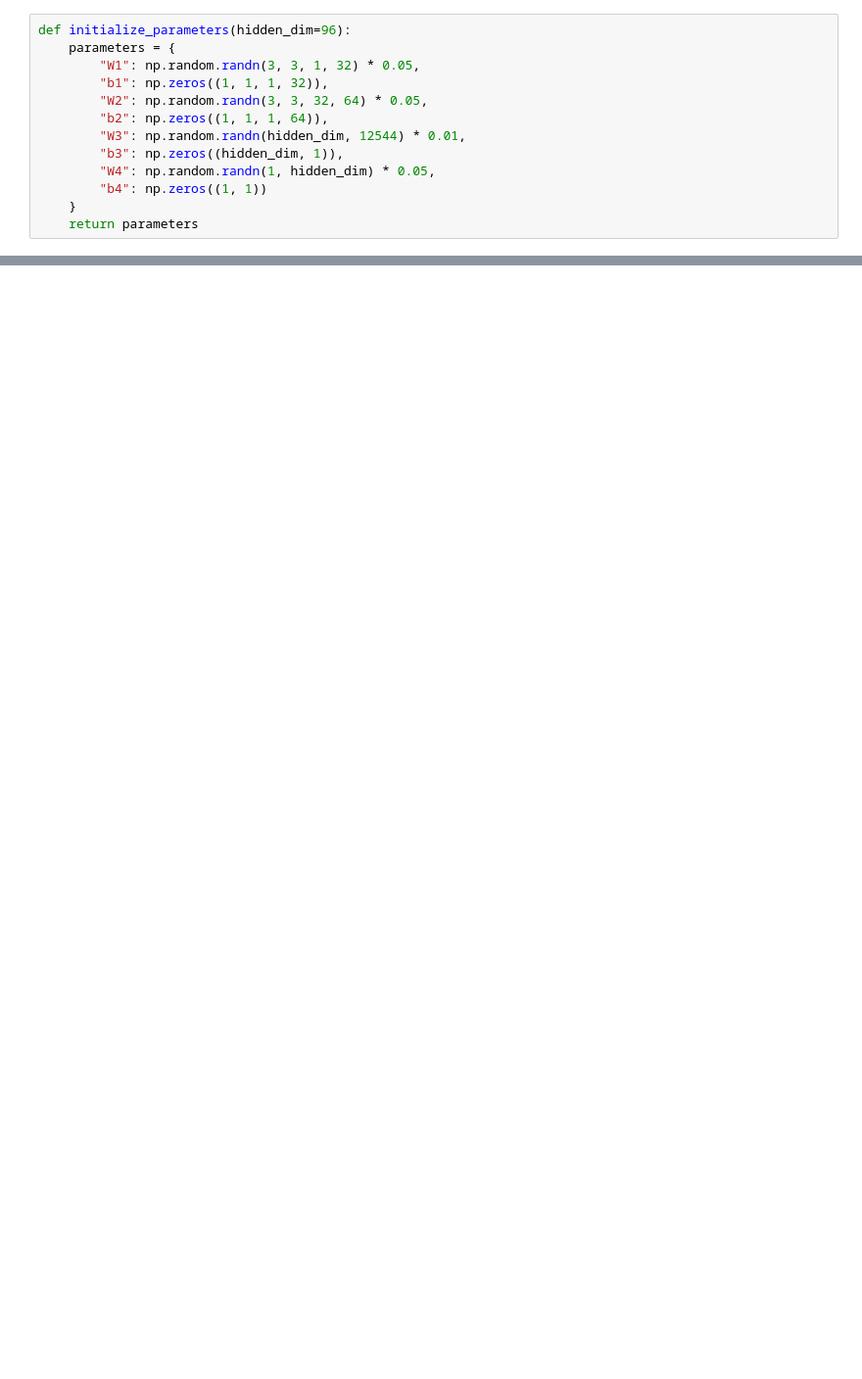
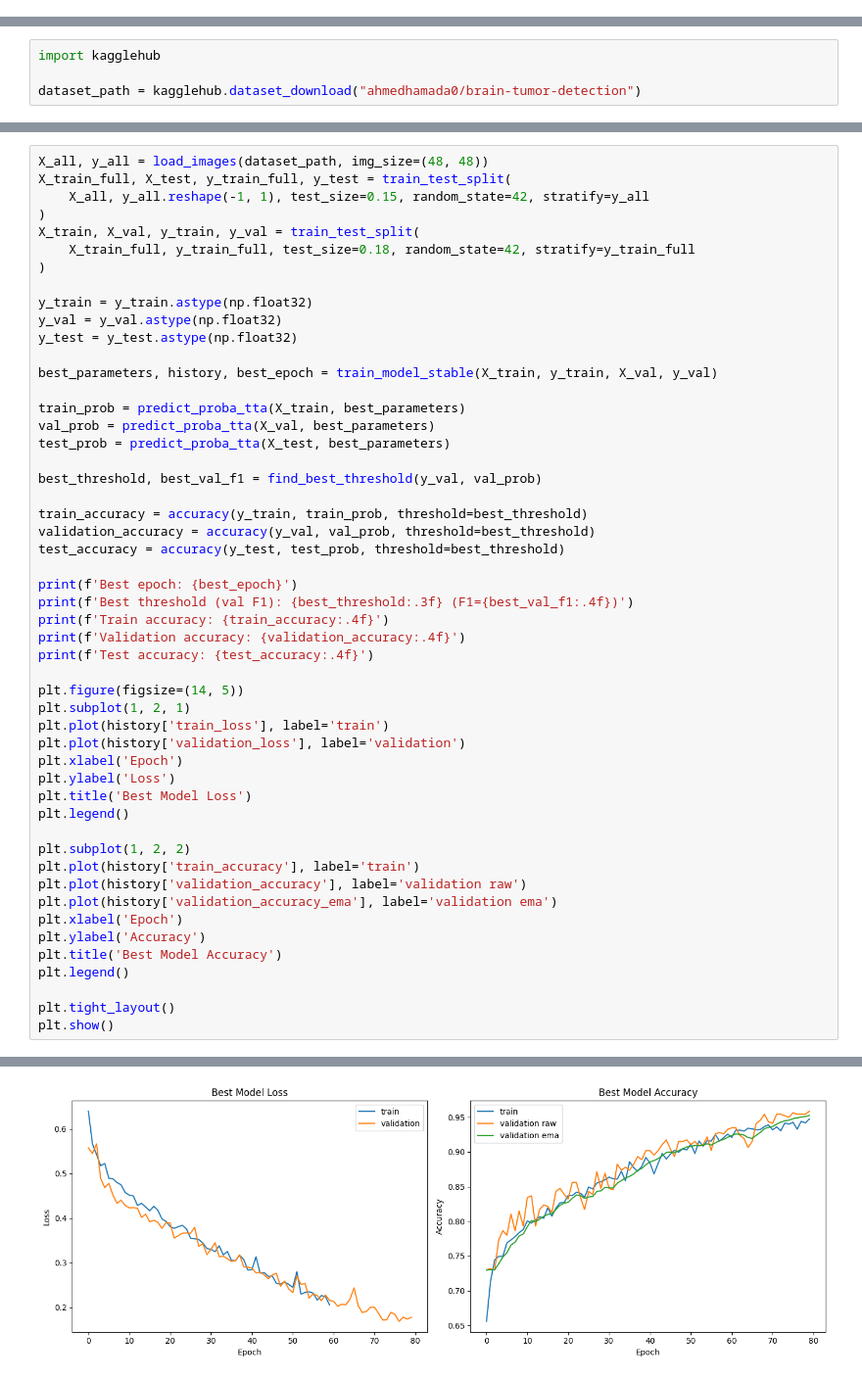
Before and after one commit to MikolajEkiert/Brain-Tumor-CNN, a Jupyter notebook: main.ipynb, the cells around one changed output, grey strips where cells are left out. Shown at 98% size. Saved outputs shown, nothing was run; the diff lists cells and outputs as text; blank space fills up the shorter version.

Commit message:
fix accuracy, change dataset, add new requirements

```diff
--- a/main.ipynb
+++ b/main.ipynb
@@ -331,13 +0,0 @@ def train_test_split_data(X, y, test_size=0.2, random_state=42):
-# %%
-def initialize_parameters(hidden_dim=96):
-    parameters = {
-        "W1": np.random.randn(3, 3, 1, 32) * 0.05,
-        "b1": np.zeros((1, 1, 1, 32)),
-        "W2": np.random.randn(3, 3, 32, 64) * 0.05,
-        "b2": np.zeros((1, 1, 1, 64)),
-        "W3": np.random.randn(hidden_dim, 12544) * 0.01,
-        "b3": np.zeros((hidden_dim, 1)),
-        "W4": np.random.randn(1, hidden_dim) * 0.05,
-        "b4": np.zeros((1, 1))
-    }
-    return parameters
@@ -941,0 +11,4 @@ Final Test Accuracy: 0.7647
+# %%
+import kagglehub
+
+dataset_path = kagglehub.dataset_download("ahmedhamada0/brain-tumor-detection")
@@ -941,0 +478,52 @@ Final Test Accuracy: 0.7647
+# %%
+X_all, y_all = load_images(dataset_path, img_size=(48, 48))
+X_train_full, X_test, y_train_full, y_test = train_test_split(
+    X_all, y_all.reshape(-1, 1), test_size=0.15, random_state=42, stratify=y_all
+)
+X_train, X_val, y_train, y_val = train_test_split(
+    X_train_full, y_train_full, test_size=0.18, random_state=42, stratify=y_train_full
+)
+
+y_train = y_train.astype(np.float32)
+y_val = y_val.astype(np.float32)
+y_test = y_test.astype(np.float32)
+
+best_parameters, history, best_epoch = train_model_stable(X_train, y_train, X_val, y_val)
+
+train_prob = predict_proba_tta(X_train, best_parameters)
+val_prob = predict_proba_tta(X_val, best_parameters)
+test_prob = predict_proba_tta(X_test, best_parameters)
+
+best_threshold, best_val_f1 = find_best_threshold(y_val, val_prob)
+
+train_accuracy = accuracy(y_train, train_prob, threshold=best_threshold)
+validation_accuracy = accuracy(y_val, val_prob, threshold=best_threshold)
+test_accuracy = accuracy(y_test, test_prob, threshold=best_threshold)
+
+print(f'Best epoch: {best_epoch}')
+print(f'Best threshold (val F1): {best_threshold:.3f} (F1={best_val_f1:.4f})')
+print(f'Train accuracy: {train_accuracy:.4f}')
+print(f'Validation accuracy: {validation_accuracy:.4f}')
+print(f'Test accuracy: {test_accuracy:.4f}')
+
+plt.figure(figsize=(14, 5))
+plt.subplot(1, 2, 1)
+plt.plot(history['train_loss'], label='train')
+plt.plot(history['validation_loss'], label='validation')
+plt.xlabel('Epoch')
+plt.ylabel('Loss')
+plt.title('Best Model Loss')
+plt.legend()
+
+plt.subplot(1, 2, 2)
+plt.plot(history['train_accuracy'], label='train')
+plt.plot(history['validation_accuracy'], label='validation raw')
+plt.plot(history['validation_accuracy_ema'], label='validation ema')
+plt.xlabel('Epoch')
+plt.ylabel('Accuracy')
+plt.title('Best Model Accuracy')
+plt.legend()
+
+plt.tight_layout()
+plt.show()
+# %% [output]
@@ -941,0 +535 @@ Final Test Accuracy: 0.7647
+[figure, added]
```
Also changed, not shown: parts of 53 cells of this notebook, 2 other files.
